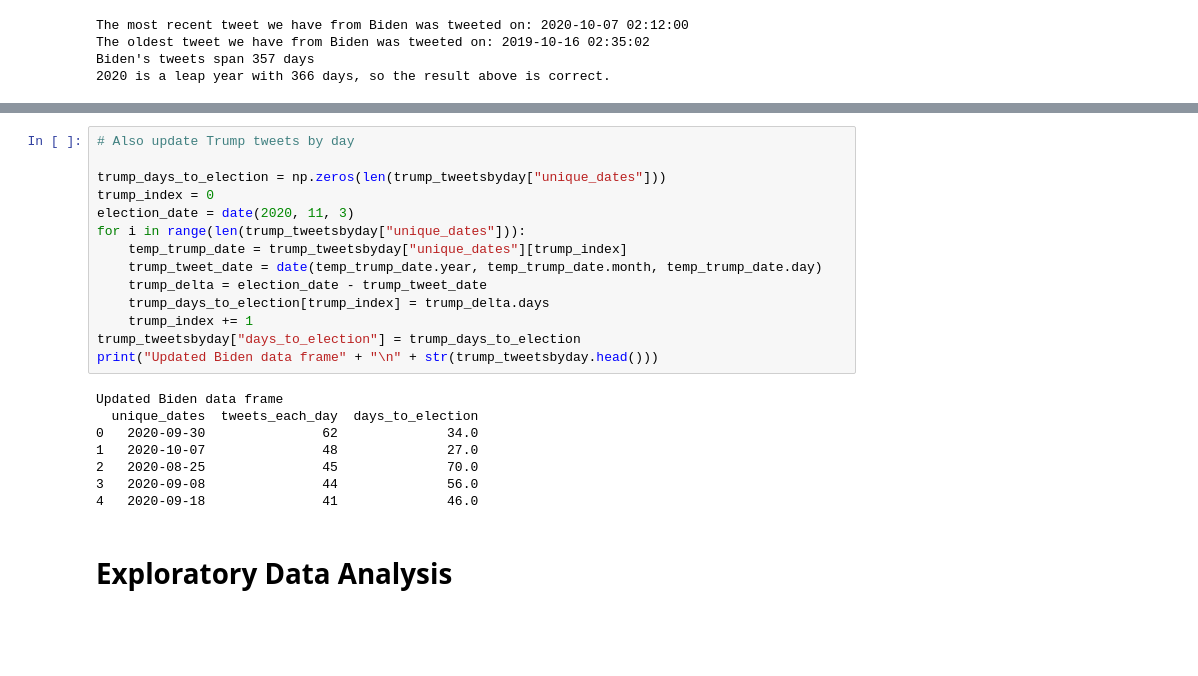
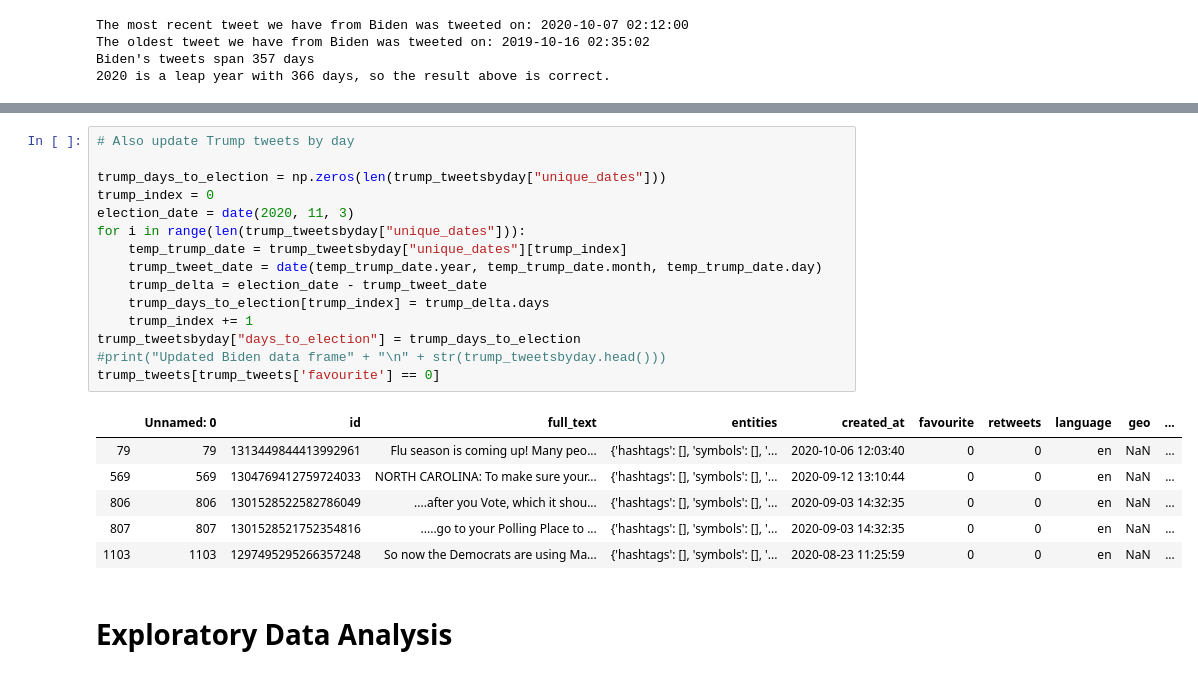
Before and after one commit to sunil-2000/Twitter-Data-Science-Project, a Jupyter notebook: phase4 FINAL (TAs Grade This).ipynb, the cells around one changed output, grey strips where cells are left out. Cells and saved outputs as stored; diff of their text form; blank space fills up the shorter version.

```diff
--- a/phase4 FINAL (TAs Grade This).ipynb
+++ b/phase4 FINAL (TAs Grade This).ipynb
@@ -257,25 +190,25 @@ Updated Trump data frame
 # %%
 # Also update Trump tweets by day
 
 trump_days_to_election = np.zeros(len(trump_tweetsbyday["unique_dates"]))
 trump_index = 0
 election_date = date(2020, 11, 3)
 for i in range(len(trump_tweetsbyday["unique_dates"])):
     temp_trump_date = trump_tweetsbyday["unique_dates"][trump_index]
     trump_tweet_date = date(temp_trump_date.year, temp_trump_date.month, temp_trump_date.day)
     trump_delta = election_date - trump_tweet_date
     trump_days_to_election[trump_index] = trump_delta.days
     trump_index += 1
 trump_tweetsbyday["days_to_election"] = trump_days_to_election
-print("Updated Biden data frame" + "\n" + str(trump_tweetsbyday.head()))
+#print("Updated Biden data frame" + "\n" + str(trump_tweetsbyday.head()))
+trump_tweets[trump_tweets['favourite'] == 0]
 # %% [output]
-Updated Biden data frame
-  unique_dates  tweets_each_day  days_to_election
-0   2020-09-30               62              34.0
-1   2020-10-07               48              27.0
-2   2020-08-25               45              70.0
-3   2020-09-08               44              56.0
-4   2020-09-18               41              46.0
+|  | Unnamed: 0 | id | full_text | entities | created_at | favourite | retweets | language | geo | ... |
+| 79 | 79 | 1313449844413992961 | Flu season is coming up! Many peo... | {'hashtags': [], 'symbols': [], '... | 2020-10-06 12:03:40 | 0 | 0 | en | NaN | ... |
+| 569 | 569 | 1304769412759724033 | NORTH CAROLINA: To make sure your... | {'hashtags': [], 'symbols': [], '... | 2020-09-12 13:10:44 | 0 | 0 | en | NaN | ... |
+| 806 | 806 | 1301528522582786049 | ....after you Vote, which it shou... | {'hashtags': [], 'symbols': [], '... | 2020-09-03 14:32:35 | 0 | 0 | en | NaN | ... |
+| 807 | 807 | 1301528521752354816 | .....go to your Polling Place to ... | {'hashtags': [], 'symbols': [], '... | 2020-09-03 14:32:35 | 0 | 0 | en | NaN | ... |
+| 1103 | 1103 | 1297495295266357248 | So now the Democrats are using Ma... | {'hashtags': [], 'symbols': [], '... | 2020-08-23 11:25:59 | 0 | 0 | en | NaN | ... |
 # %% [markdown]
 # Exploratory Data Analysis
 # %% [markdown]
```
Also changed, not shown: parts of 10 cells of this notebook.
